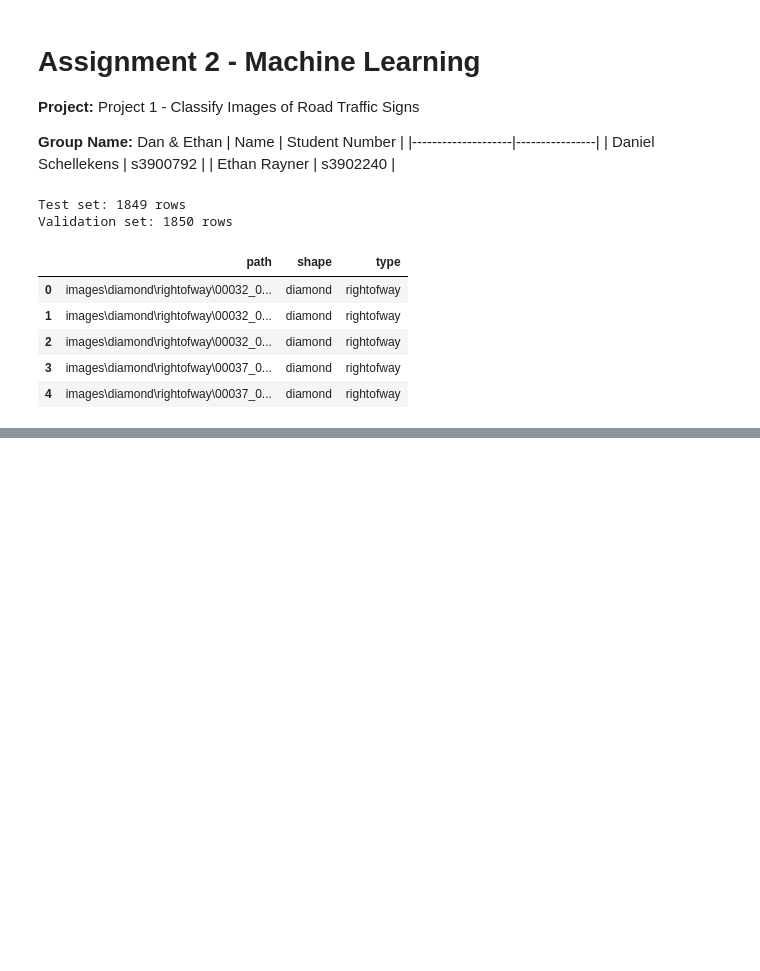
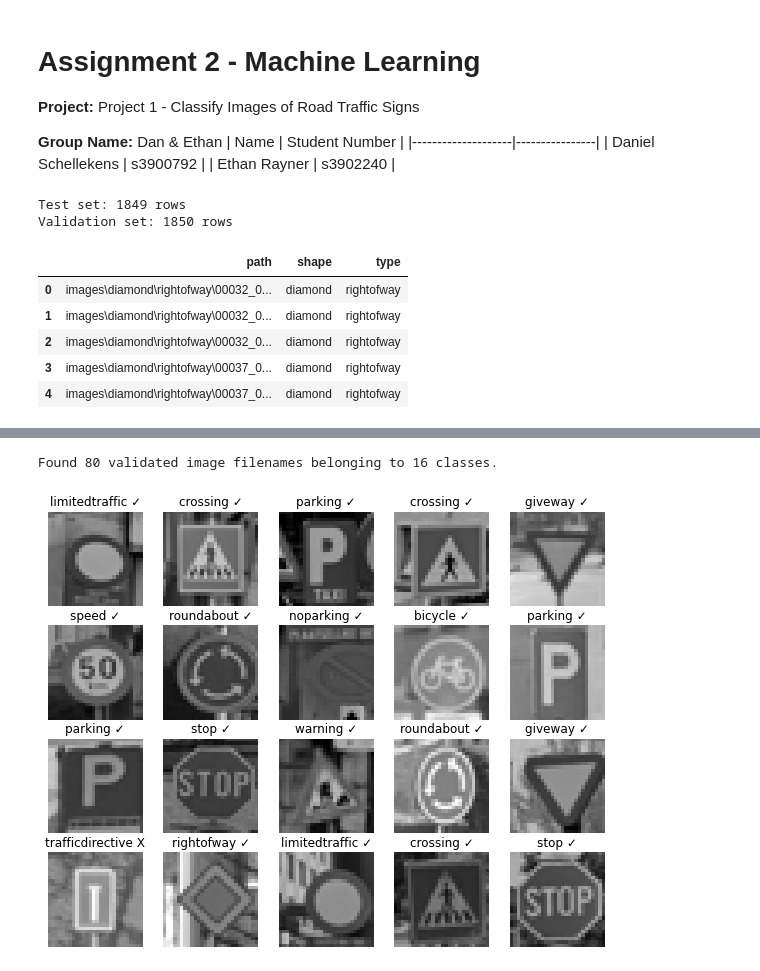
Before and after one commit to Ethan-Rayner/RoadSignClassification, a Jupyter notebook: dan_merge.ipynb, the cells around one changed output, grey strips where cells are left out. Cells and saved outputs as stored; diff of their text form; code cells hidden in the pictures; blank space fills up the shorter version.

```diff
--- a/dan_merge.ipynb
+++ b/dan_merge.ipynb
@@ -44,0 +45,13 @@ Found 1850 validated image filenames belonging to 5 classes.
+# %%
+NUM_TO_TEST = 20
+MAX_PER_COLUMN = 5
+IMAGES_FILE = "test-images.csv"
+
+from models.test import create_test_generator
+from models.test import show_visual_results
+
+vgg_test_images = create_test_generator(IMAGES_FILE, CLASS_COLUMN, IMAGE_SIZE, 1)
+show_visual_results(vgg_model, vgg_test_images, 20)
+# %% [output]
+Found 80 validated image filenames belonging to 16 classes.
+[figure, added]
```
Also changed, not shown: parts of 1 cell of this notebook, 5 other files.
